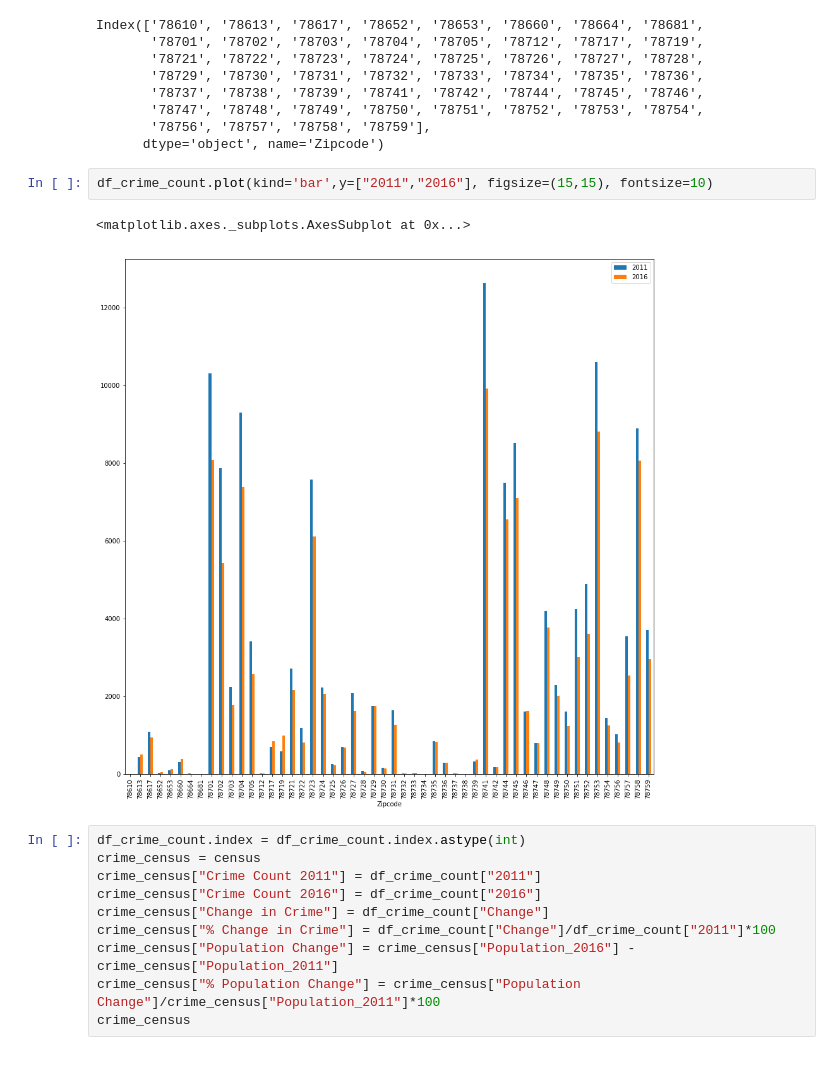
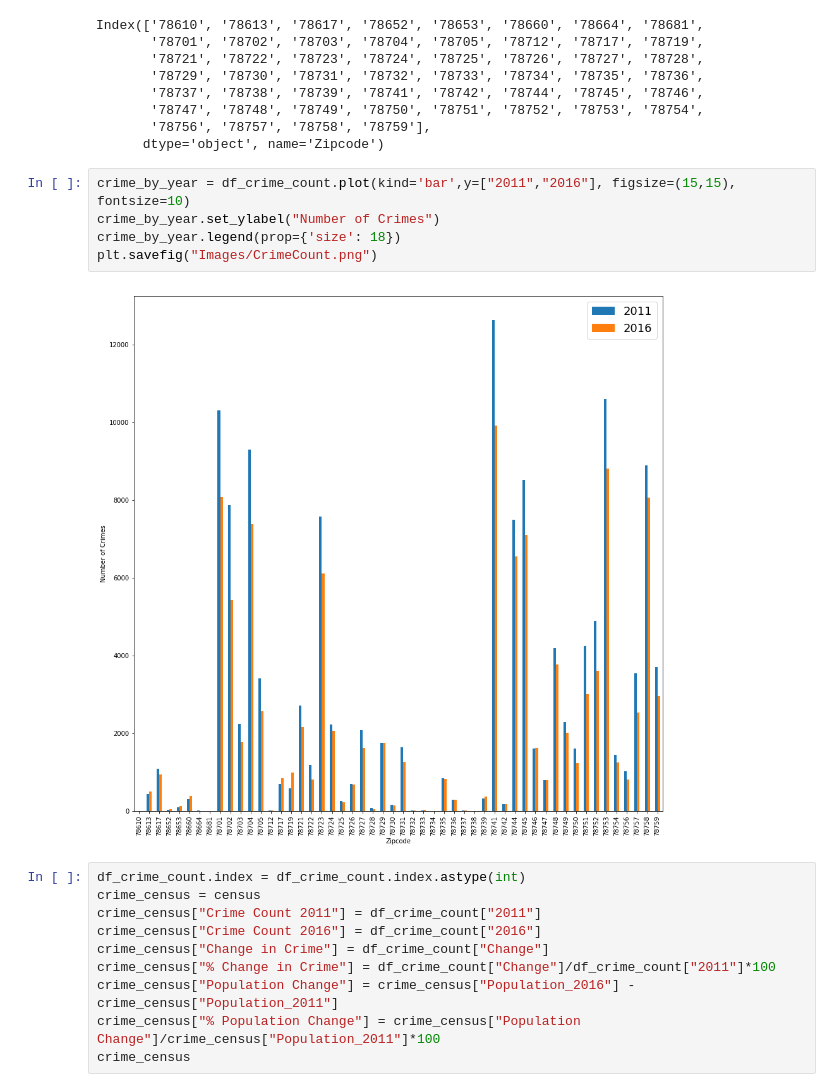
Before and after one commit to Kerrykova/Project1, a Jupyter notebook: Visualizations.ipynb, the cells around one changed output. Cells and saved outputs as stored; diff of their text form; blank space fills up the shorter version.

```diff
--- a/Visualizations.ipynb
+++ b/Visualizations.ipynb
@@ -256,10 +251,12 @@ Index(['78610', '78613', '78617', '78652', '78653', '78660', '78664', '78681',
        '78756', '78757', '78758', '78759'],
       dtype='object', name='Zipcode')
 # %%
-df_crime_count.plot(kind='bar',y=["2011","2016"], figsize=(15,15), fontsize=10)
+crime_by_year = df_crime_count.plot(kind='bar',y=["2011","2016"], figsize=(15,15), fontsize=10)
+crime_by_year.set_ylabel("Number of Crimes")
+crime_by_year.legend(prop={'size': 18})
+plt.savefig("Images/CrimeCount.png")
 # %% [output]
-<matplotlib.axes._subplots.AxesSubplot at 0x...>
-[figure, old version]
+[figure, new version]
 # %%
 df_crime_count.index = df_crime_count.index.astype(int)
 crime_census = census
```
Also changed, not shown: parts of 11 cells of this notebook, 10 other files.
